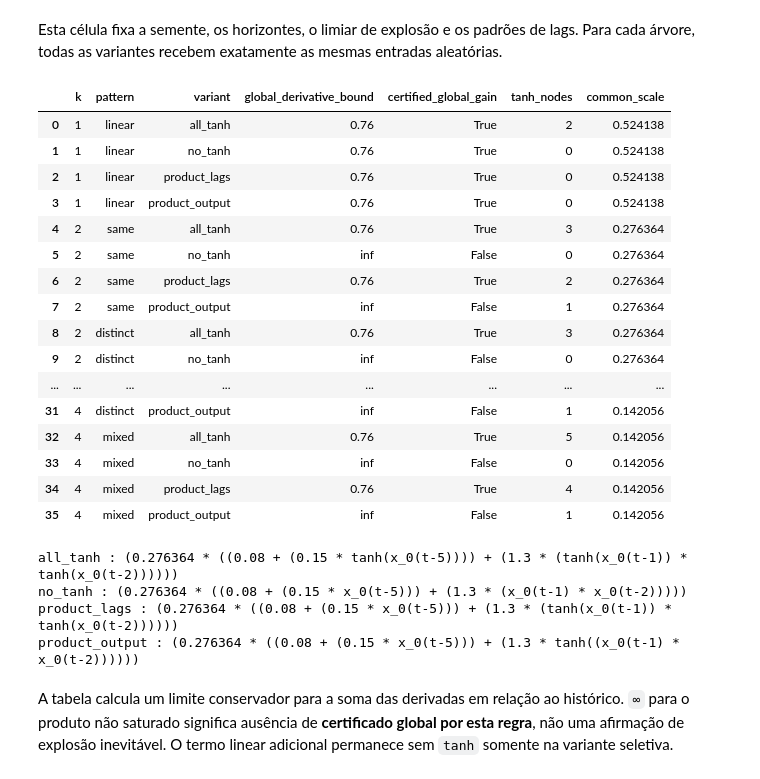
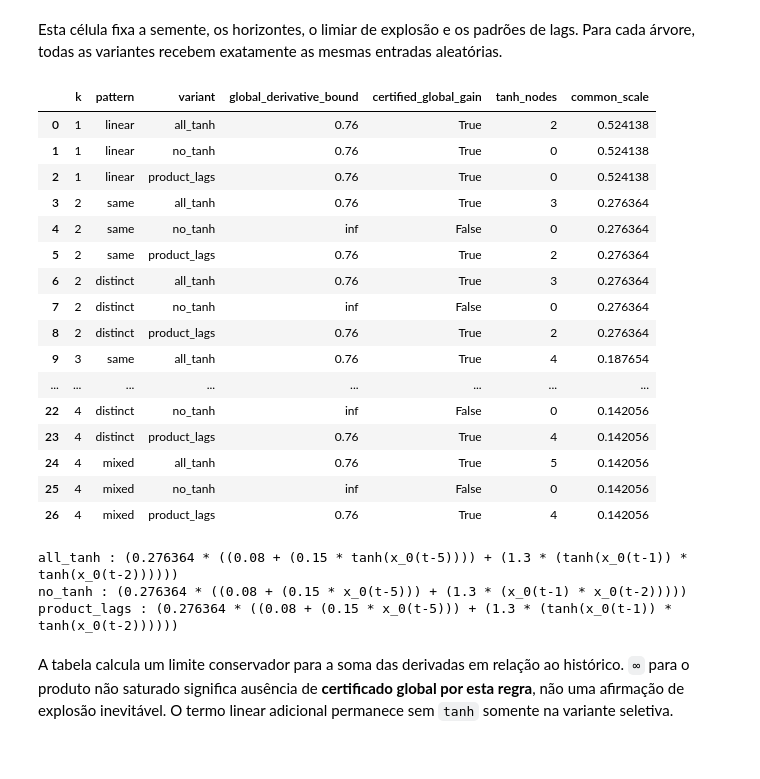
Before and after one commit to MateusWiteck/tsfmxai, a Jupyter notebook: experiments/abstract_syntax_tree/shao_wu_selective_tanh/00_product_lag_ablation.ipynb, the cells around one changed output. Cells and saved outputs as stored; diff of their text form; code cells hidden in the pictures.

```diff
--- a/experiments/abstract_syntax_tree/shao_wu_selective_tanh/00_product_lag_ablation.ipynb
+++ b/experiments/abstract_syntax_tree/shao_wu_selective_tanh/00_product_lag_ablation.ipynb
@@ -22,8 +20,7 @@ from IPython.display import display
 
 ROOT = next(p for p in (Path.cwd().resolve(), *Path.cwd().resolve().parents) if (p / 'src' / 'tsfmxai').exists())
 if str(ROOT / 'src') not in sys.path: sys.path.insert(0, str(ROOT / 'src'))
-from tsfmxai.generators import (global_expression_bounds, saturate_all_lags,
-    saturate_product_lags, saturate_product_outputs, simulate_innovation_path)
+from tsfmxai.generators import (global_expression_bounds, saturate_product_lags, simulate_innovation_path)
 from tsfmxai.evaluation import StabilityDiagnosticConfig, diagnose_stability_prefixes, wilson_interval
 from tsfmxai.representations import Add, Lag, MechanismBinding, Multiply, Parameter, Tanh, to_bound_formula, walk
 
@@ -34,7 +31,7 @@ NOISE_STD = .05
 DIAG = StabilityDiagnosticConfig(HORIZONS, 100., 3 * NOISE_STD, 24)
 COEFFICIENTS = {'a': 1.3, 'b': .15, 'c': .08}
 INITIAL_LAWS = {'usual': (-1., 1.), 'stress': (2., 3.)}
-VARIANTS = ('all_tanh', 'no_tanh', 'product_lags', 'product_output')
+VARIANTS = ('all_tanh', 'no_tanh', 'product_lags')
 CASES = [(1, 'linear', (1,))]
 for k in (2, 3, 4):
     CASES += [(k, 'same', (1,) * k), (k, 'distinct', tuple(range(1, k + 1)))]
@@ -53,60 +50,69 @@ def product_tree(lags):
     binding = MechanismBinding(COEFFICIENTS, {'linear': 5, **{f'l{i}': lag for i, lag in enumerate(lags)}})
     return tree, binding
 
+def saturate_all_lags(node):
+    """Local ablation transform: wrap every lag leaf in tanh."""
+    if isinstance(node, Lag):
+        return Tanh(node)
+    if isinstance(node, Parameter):
+        return node
+    if isinstance(node, Tanh):
+        return Tanh(saturate_all_lags(node.operand))
+    return type(node)(saturate_all_lags(node.left), saturate_all_lags(node.right))
+
+
 def transformed_trees(tree):
     return {'all_tanh': saturate_all_lags(tree), 'no_tanh': tree,
-            'product_lags': saturate_product_lags(tree),
-            'product_output': saturate_product_outputs(tree)}
+            'product_lags': saturate_product_lags(tree)}
 
 def global_gain(tree, binding):
     _, derivatives = global_expression_bounds(tree, binding, num_series=1, order=5)
     return float(np.sum(derivatives))
 
 specifications = {}
 certificate_rows = []
 for k, pattern, lags in CASES:
     raw, binding = product_tree(lags)
     variants = transformed_trees(raw)
     pre = {name: global_gain(tree, binding) for name, tree in variants.items()}
     common_scale = min(.95, .76 / max(pre['all_tanh'], pre['product_lags']))
     scaled_binding = MechanismBinding({**COEFFICIENTS, 'scale': common_scale}, binding.lag_values)
     scaled = {name: Multiply(Parameter('scale'), tree) for name, tree in variants.items()}
     key = (k, pattern)
     specifications[key] = (lags, scaled, scaled_binding)
     for name, tree in scaled.items():
         gain = global_gain(tree, scaled_binding)
         certificate_rows.append(dict(k=k, pattern=pattern, variant=name, global_derivative_bound=gain,
                                      certified_global_gain=bool(np.isfinite(gain) and gain < 1),
                                      tanh_nodes=sum(isinstance(n, Tanh) for n in walk(tree)),
                                      common_scale=common_scale, formula=to_bound_formula(tree, scaled_binding)))
 certificates = pd.DataFrame(certificate_rows)
 assert certificates.query("variant in ['all_tanh', 'product_lags']").certified_global_gain.all()
 assert certificates.query("k >= 2 and variant == 'no_tanh'").certified_global_gain.eq(False).all()
 assert certificates.query("k == 1 and variant == 'product_lags'").tanh_nodes.eq(0).all()
 display(certificates[['k','pattern','variant','global_derivative_bound','certified_global_gain','tanh_nodes','common_scale']])
 for name in VARIANTS: print(name, ':', certificates[(certificates.k == 2) & (certificates.pattern == 'distinct') & (certificates.variant == name)].formula.iloc[0])
 # %% [output]
 |  | k | pattern | variant | global_derivative_bound | certified_global_gain | tanh_nodes | common_scale |
 | 0 | 1 | linear | all_tanh | 0.76 | True | 2 | 0.524138 |
 | 1 | 1 | linear | no_tanh | 0.76 | True | 0 | 0.524138 |
 | 2 | 1 | linear | product_lags | 0.76 | True | 0 | 0.524138 |
-| 3 | 1 | linear | product_output | 0.76 | True | 0 | 0.524138 |
-| 4 | 2 | same | all_tanh | 0.76 | True | 3 | 0.276364 |
-| 5 | 2 | same | no_tanh | inf | False | 0 | 0.276364 |
-| 6 | 2 | same | product_lags | 0.76 | True | 2 | 0.276364 |
-| 7 | 2 | same | product_output | inf | False | 1 | 0.276364 |
-| 8 | 2 | distinct | all_tanh | 0.76 | True | 3 | 0.276364 |
-| 9 | 2 | distinct | no_tanh | inf | False | 0 | 0.276364 |
+| 3 | 2 | same | all_tanh | 0.76 | True | 3 | 0.276364 |
+| 4 | 2 | same | no_tanh | inf | False | 0 | 0.276364 |
+| 5 | 2 | same | product_lags | 0.76 | True | 2 | 0.276364 |
+| 6 | 2 | distinct | all_tanh | 0.76 | True | 3 | 0.276364 |
+| 7 | 2 | distinct | no_tanh | inf | False | 0 | 0.276364 |
+| 8 | 2 | distinct | product_lags | 0.76 | True | 2 | 0.276364 |
+| 9 | 3 | same | all_tanh | 0.76 | True | 4 | 0.187654 |
 | ... | ... | ... | ... | ... | ... | ... | ... |
-| 31 | 4 | distinct | product_output | inf | False | 1 | 0.142056 |
-| 32 | 4 | mixed | all_tanh | 0.76 | True | 5 | 0.142056 |
-| 33 | 4 | mixed | no_tanh | inf | False | 0 | 0.142056 |
-| 34 | 4 | mixed | product_lags | 0.76 | True | 4 | 0.142056 |
-| 35 | 4 | mixed | product_output | inf | False | 1 | 0.142056 |
+| 22 | 4 | distinct | no_tanh | inf | False | 0 | 0.142056 |
+| 23 | 4 | distinct | product_lags | 0.76 | True | 4 | 0.142056 |
+| 24 | 4 | mixed | all_tanh | 0.76 | True | 5 | 0.142056 |
+| 25 | 4 | mixed | no_tanh | inf | False | 0 | 0.142056 |
+| 26 | 4 | mixed | product_lags | 0.76 | True | 4 | 0.142056 |
 all_tanh : (0.276364 * ((0.08 + (0.15 * tanh(x_0(t-5)))) + (1.3 * (tanh(x_0(t-1)) * tanh(x_0(t-2))))))
 no_tanh : (0.276364 * ((0.08 + (0.15 * x_0(t-5))) + (1.3 * (x_0(t-1) * x_0(t-2)))))
 product_lags : (0.276364 * ((0.08 + (0.15 * x_0(t-5))) + (1.3 * (tanh(x_0(t-1)) * tanh(x_0(t-2))))))
-product_output : (0.276364 * ((0.08 + (0.15 * x_0(t-5))) + (1.3 * tanh((x_0(t-1) * x_0(t-2))))))
 # %% [markdown]
 A tabela calcula um limite conservador para a soma das derivadas em relação ao histórico. `∞` para o produto não saturado significa ausência de **certificado global por esta regra**, não uma afirmação de explosão inevitável. O termo linear adicional permanece sem `tanh` somente na variante seletiva.
 # %%
```
Also changed, not shown: parts of 7 cells of this notebook, 1 other file.
